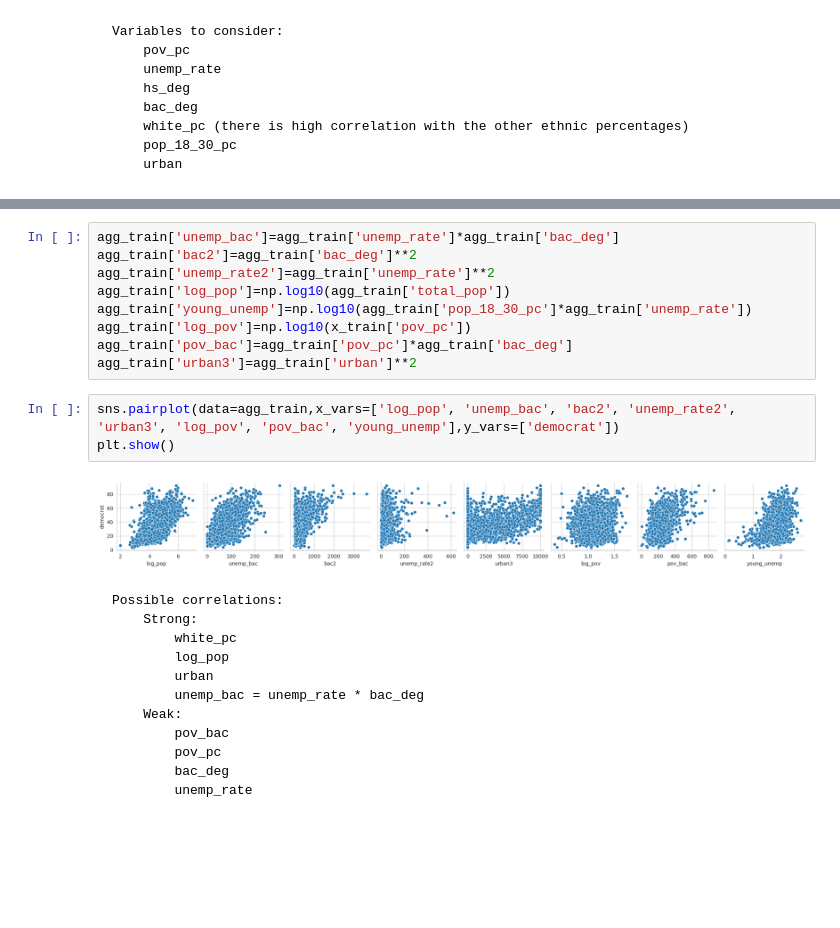
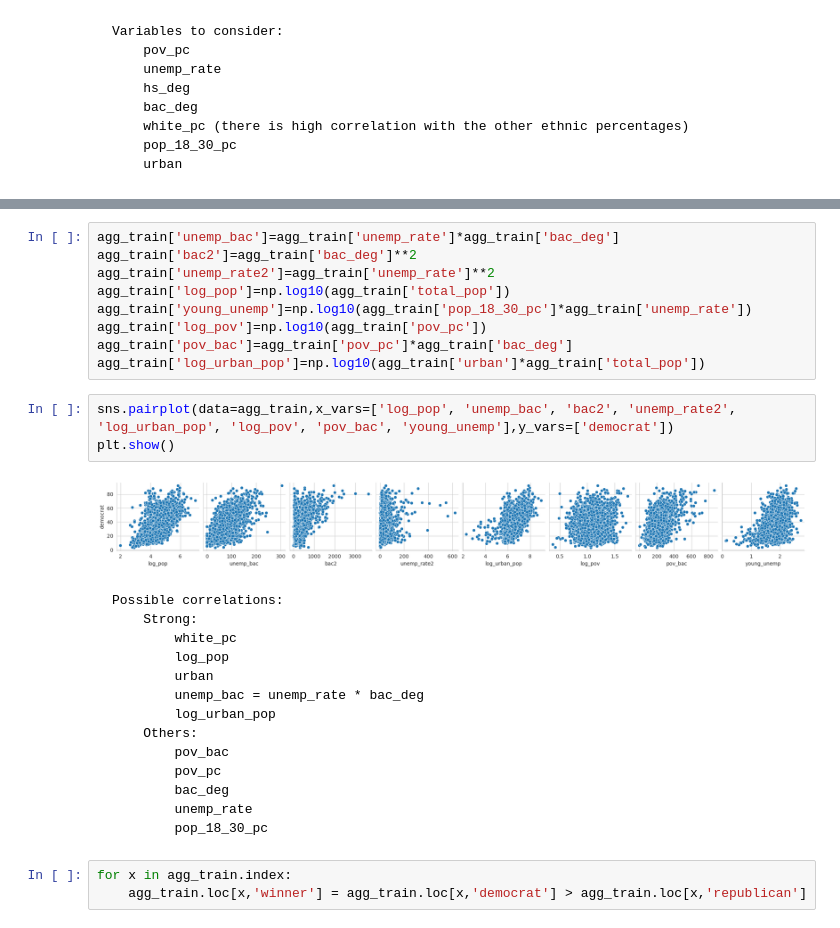
Before and after one commit to srijanrodo/erdos_ds_project, a Jupyter notebook: data_visualization.ipynb, the cells around one changed output, grey strips where cells are left out. Drawn from its saved outputs; the diff is of its cells as text; blank space fills up the shorter version.

```diff
--- a/data_visualization.ipynb
+++ b/data_visualization.ipynb
@@ -63,14 +70,14 @@ agg_train['bac2']=agg_train['bac_deg']**2
 agg_train['unemp_rate2']=agg_train['unemp_rate']**2
 agg_train['log_pop']=np.log10(agg_train['total_pop'])
 agg_train['young_unemp']=np.log10(agg_train['pop_18_30_pc']*agg_train['unemp_rate'])
-agg_train['log_pov']=np.log10(x_train['pov_pc'])
+agg_train['log_pov']=np.log10(agg_train['pov_pc'])
 agg_train['pov_bac']=agg_train['pov_pc']*agg_train['bac_deg']
-agg_train['urban3']=agg_train['urban']**2
+agg_train['log_urban_pop']=np.log10(agg_train['urban']*agg_train['total_pop'])
 # %%
-sns.pairplot(data=agg_train,x_vars=['log_pop', 'unemp_bac', 'bac2', 'unemp_rate2', 'urban3', 'log_pov', 'pov_bac', 'young_unemp'],y_vars=['democrat'])
+sns.pairplot(data=agg_train,x_vars=['log_pop', 'unemp_bac', 'bac2', 'unemp_rate2', 'log_urban_pop', 'log_pov', 'pov_bac', 'young_unemp'],y_vars=['democrat'])
 plt.show()
 # %% [output]
-[figure, old version]
+[figure, new version]
 # %% [markdown]
     Possible correlations:
         Strong:
@@ -78,11 +85,16 @@ plt.show()
             log_pop
             urban
             unemp_bac = unemp_rate * bac_deg
-        Weak:
+            log_urban_pop
+        Others:
             pov_bac
             pov_pc
             bac_deg
             unemp_rate
+            pop_18_30_pc
+# %%
+for x in agg_train.index:
+    agg_train.loc[x,'winner'] = agg_train.loc[x,'democrat'] > agg_train.loc[x,'republican']
 # %%
 agg_corr=agg_train.iloc[:,2:].corr()
 agg_corr.loc['democrat',np.abs(agg_corr['democrat'])>0.4]
```
Also changed, not shown: parts of 4 cells of this notebook, 3 other files.
